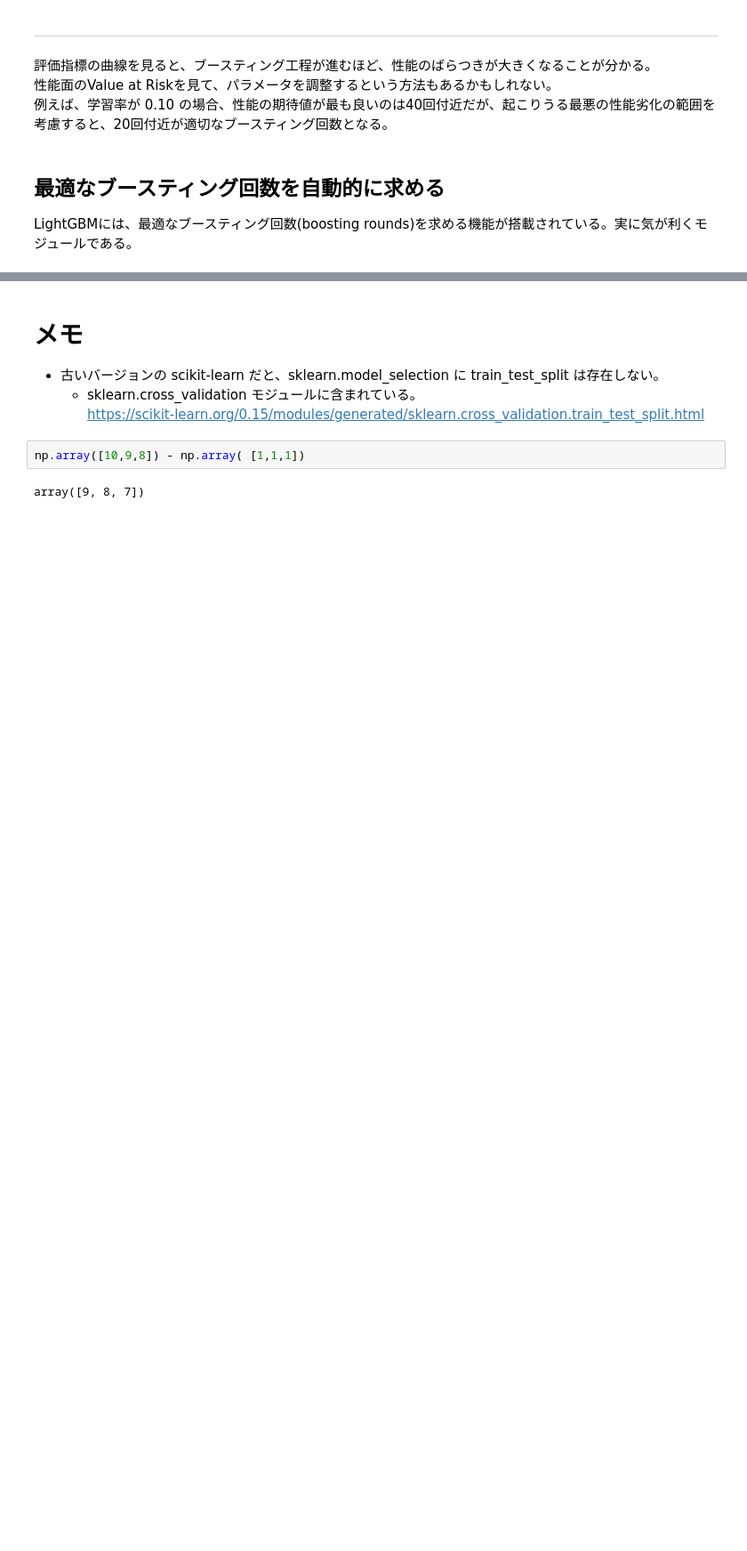
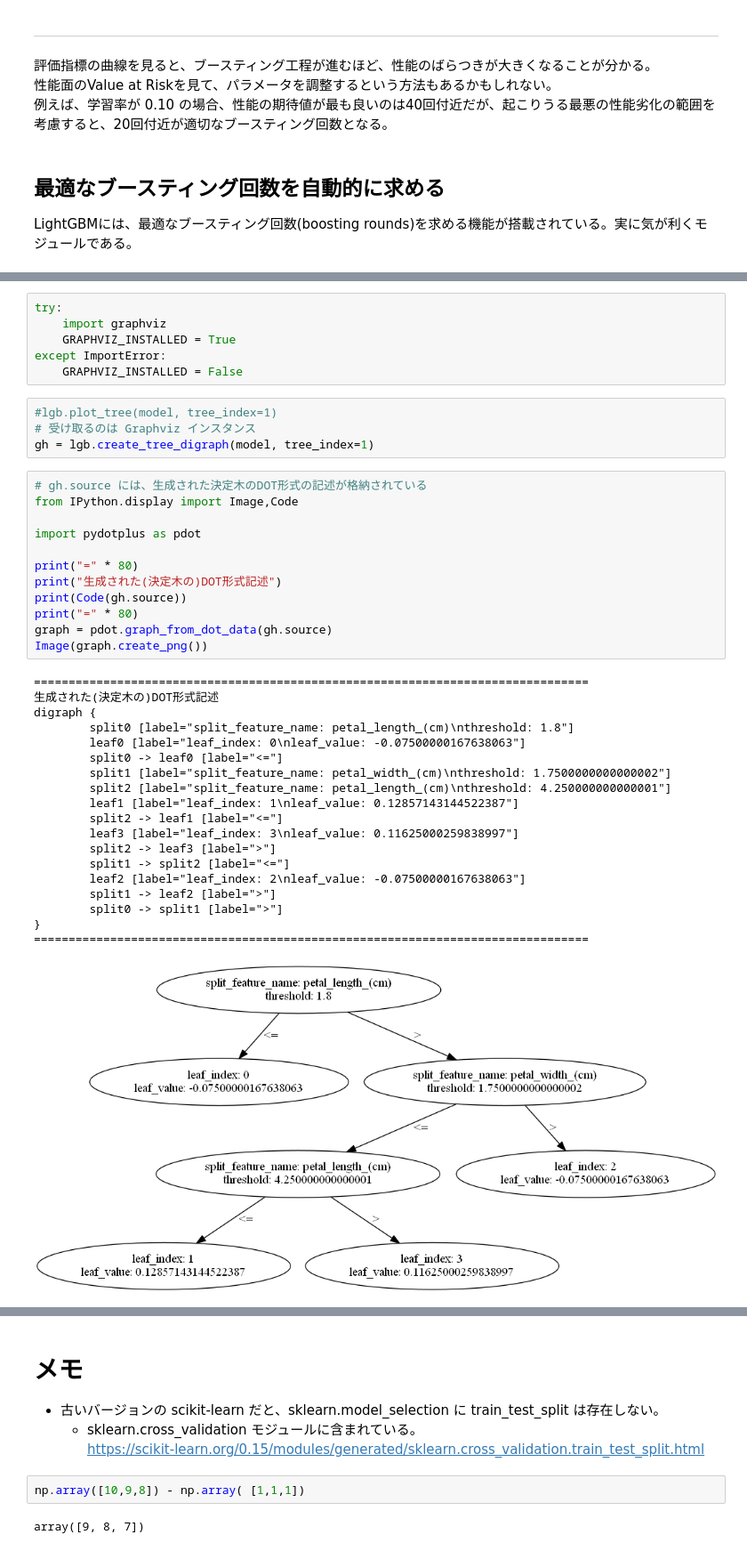
Before and after one commit to tech-inventory/_my_study_history, a Jupyter notebook: datascience/models/lightgbm_basic.ipynb, the cells around one changed output, grey strips where cells are left out. Shown: that part at 89% size. Drawn from its saved outputs; the diff is of its cells as text; blank space fills up the shorter version.

Commit message:
update : add contents about rendering trees

```diff
--- a/datascience/models/lightgbm_basic.ipynb
+++ b/datascience/models/lightgbm_basic.ipynb
@@ -359,0 +599,42 @@ print(accuracy)
+# %%
+try:
+    import graphviz
+    GRAPHVIZ_INSTALLED = True
+except ImportError:
+    GRAPHVIZ_INSTALLED = False
+# %%
+#lgb.plot_tree(model, tree_index=1)
+# 受け取るのは Graphviz インスタンス
+gh = lgb.create_tree_digraph(model, tree_index=1)
+# %%
+# gh.source には、生成された決定木のDOT形式の記述が格納されている
+from IPython.display import Image,Code
+
+import pydotplus as pdot
+
+print("=" * 80)
+print("生成された(決定木の)DOT形式記述")
+print(Code(gh.source))
+print("=" * 80)
+graph = pdot.graph_from_dot_data(gh.source)
+Image(graph.create_png())
+# %% [output]
+================================================================================
+生成された(決定木の)DOT形式記述
+digraph {
+        split0 [label="split_feature_name: petal_length_(cm)\nthreshold: 1.8"]
+        leaf0 [label="leaf_index: 0\nleaf_value: -0.07500000167638063"]
+        split0 -> leaf0 [label="<="]
+        split1 [label="split_feature_name: petal_width_(cm)\nthreshold: 1.7500000000000002"]
+        split2 [label="split_feature_name: petal_length_(cm)\nthreshold: 4.250000000000001"]
+        leaf1 [label="leaf_index: 1\nleaf_value: 0.12857143144522387"]
+        split2 -> leaf1 [label="<="]
+        leaf3 [label="leaf_index: 3\nleaf_value: 0.11625000259838997"]
+        split2 -> leaf3 [label=">"]
+        split1 -> split2 [label="<="]
+        leaf2 [label="leaf_index: 2\nleaf_value: -0.07500000167638063"]
+        split1 -> leaf2 [label=">"]
+        split0 -> split1 [label=">"]
+}
+================================================================================
+[figure, added]
```
Also changed, not shown: parts of 15 cells of this notebook.
